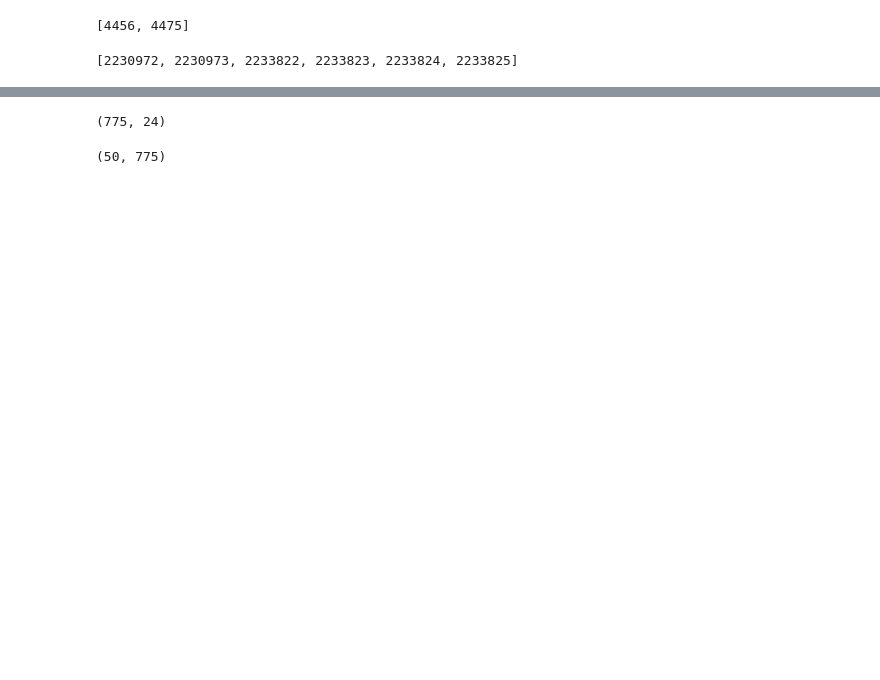
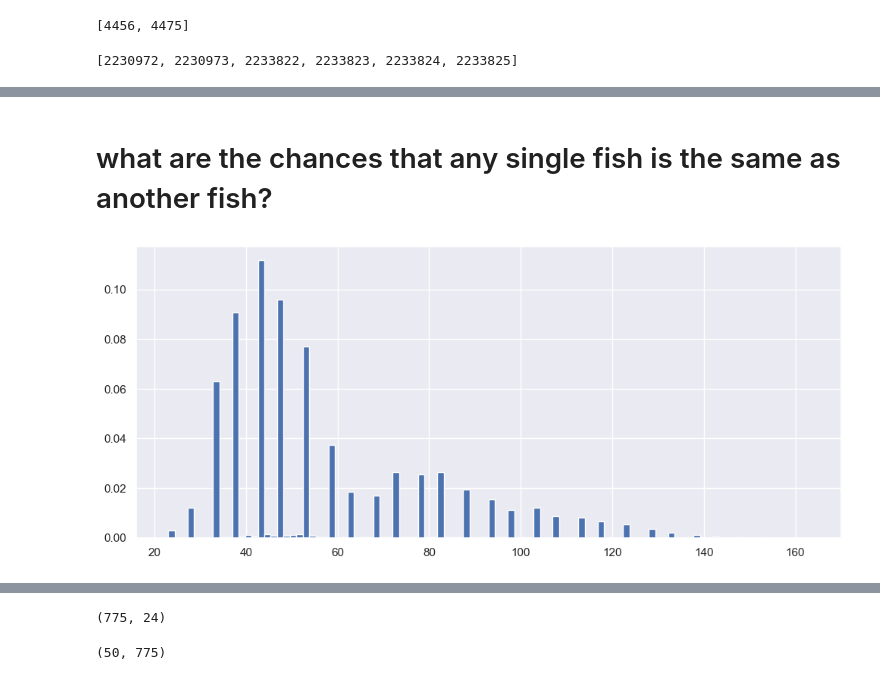
Before and after one commit to dfo-gulf-science/TrapNet-EDA, a Jupyter notebook: Trapnet Historical Data.ipynb, the cells around one changed output, grey strips where cells are left out. Cells and saved outputs as stored; diff of their text form; code cells hidden in the pictures; blank space fills up the shorter version.

```diff
--- a/Trapnet Historical Data.ipynb
+++ b/Trapnet Historical Data.ipynb
@@ -405,0 +406,7 @@ list(df_spec[df_spec.old_id.isin(df_arch[(df_arch.old_id.isin(df_spec.old_id.uni
+# %% [markdown]
+# what are the chances that any single fish is the same as another fish?
+# %%
+# there are only about 20 to 25 options, with very few specifics in between, maybe 1 in 20?
+df_spec.fork_length.hist(bins=100, density=True, figsize=(12,5));
+# %% [output]
+[figure, added]
```
Also changed, not shown: parts of 26 cells of this notebook.
